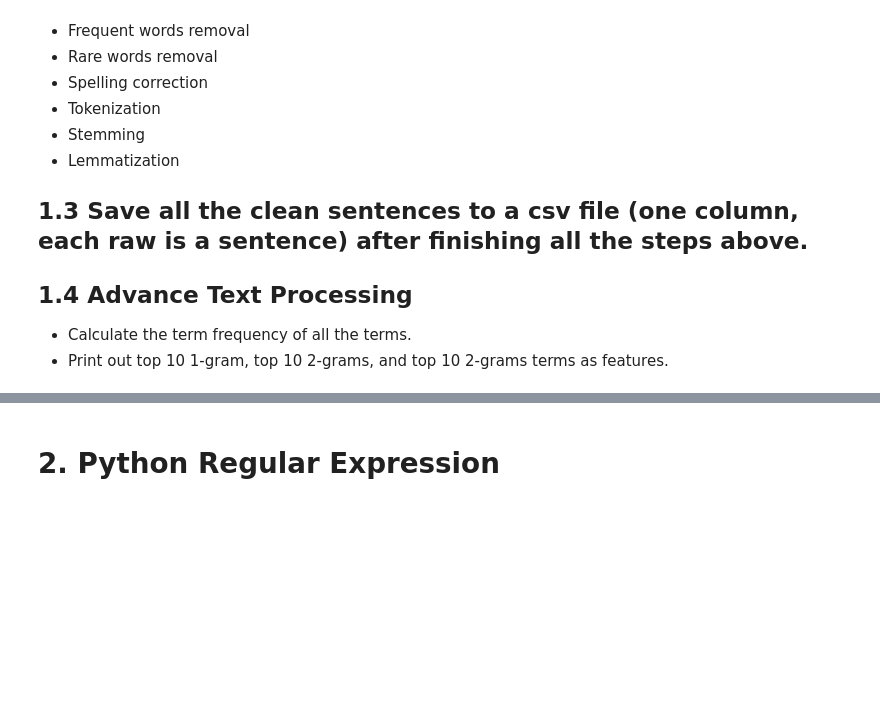
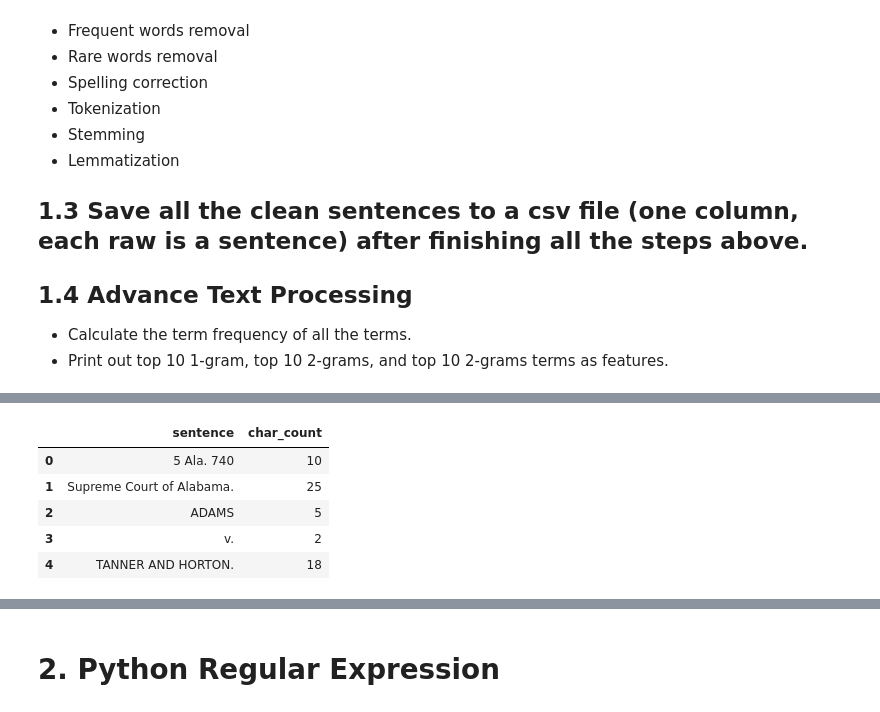
Before and after one commit to NikhithaKunati/INFO5731_Spring2020, a Jupyter notebook: Copy_of_In_class_exercise_04.ipynb, the cells around one changed output, grey strips where cells are left out. Saved outputs shown, nothing was run; the diff lists cells and outputs as text; code cells hidden in the pictures; blank space fills up the shorter version.

```diff
--- a/Copy_of_In_class_exercise_04.ipynb
+++ b/Copy_of_In_class_exercise_04.ipynb
@@ -43,0 +67,11 @@ Here is a [legal case](https://github.com/unt-iialab/INFO5731_Spring2020/blob/ma
+# %%
+#number of Characters
+data['char_count'] = data['sentence'].str.len()
+data[['sentence','char_count']].head()
+# %% [output]
+|  | sentence | char_count |
+| 0 | 5 Ala. 740 | 10 |
+| 1 | Supreme Court of Alabama. | 25 |
+| 2 | ADAMS | 5 |
+| 3 | v. | 2 |
+| 4 | TANNER AND HORTON. | 18 |
```
Also changed, not shown: parts of 22 cells of this notebook.
